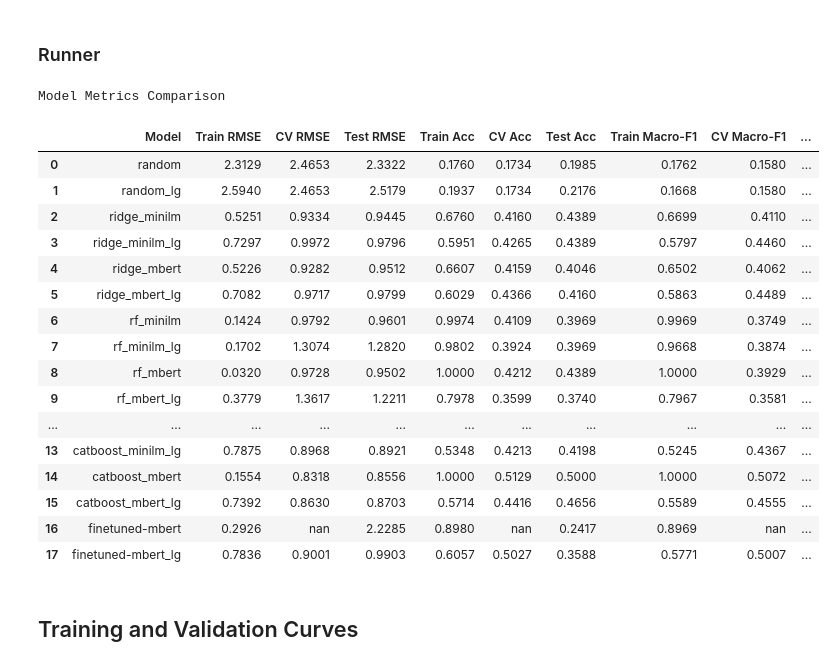
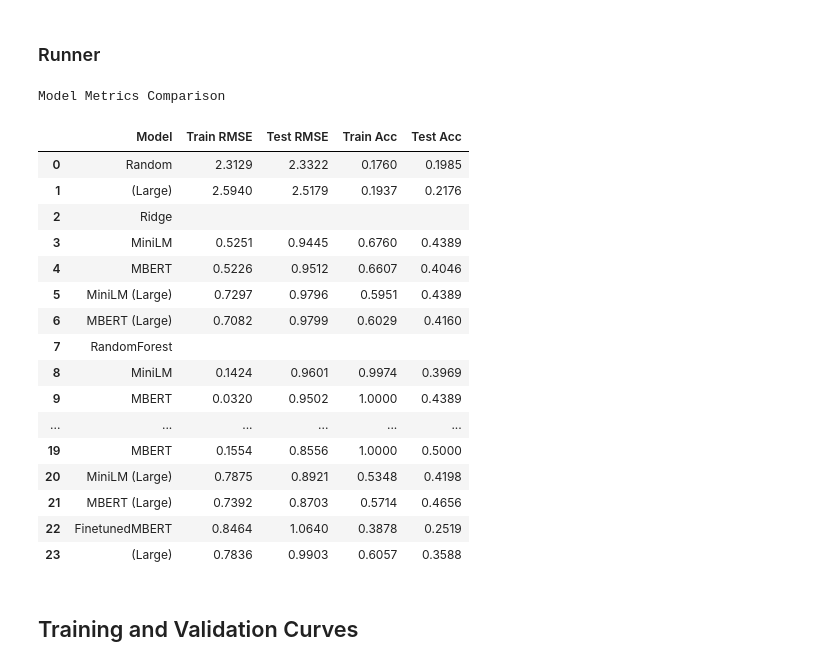
Before and after one commit to itzTerra/vis-desc, a Jupyter notebook: modules/lab/src/models/encoder/training_visualization.ipynb, the cells around one changed output. Saved outputs shown, nothing was run; the diff lists cells and outputs as text; code cells hidden in the pictures.

```diff
--- a/modules/lab/src/models/encoder/training_visualization.ipynb
+++ b/modules/lab/src/models/encoder/training_visualization.ipynb
@@ -706,26 +776,26 @@ def vis_all_models_tables():
 vis_all_models_plots(aggregated_models, "test")
 # %%
 # Summary tables
-vis_all_models_tables()
+vis_all_models_tables(["RMSE", "Acc"], ["Train", "Test"])
 # %% [output]
 Model Metrics Comparison
-|  | Model | Train RMSE | CV RMSE | Test RMSE | Train Acc | CV Acc | Test Acc | Train Macro-F1 | CV Macro-F1 | ... |
-| 0 | random | 2.3129 | 2.4653 | 2.3322 | 0.1760 | 0.1734 | 0.1985 | 0.1762 | 0.1580 | ... |
-| 1 | random_lg | 2.5940 | 2.4653 | 2.5179 | 0.1937 | 0.1734 | 0.2176 | 0.1668 | 0.1580 | ... |
-| 2 | ridge_minilm | 0.5251 | 0.9334 | 0.9445 | 0.6760 | 0.4160 | 0.4389 | 0.6699 | 0.4110 | ... |
-| 3 | ridge_minilm_lg | 0.7297 | 0.9972 | 0.9796 | 0.5951 | 0.4265 | 0.4389 | 0.5797 | 0.4460 | ... |
-| 4 | ridge_mbert | 0.5226 | 0.9282 | 0.9512 | 0.6607 | 0.4159 | 0.4046 | 0.6502 | 0.4062 | ... |
-| 5 | ridge_mbert_lg | 0.7082 | 0.9717 | 0.9799 | 0.6029 | 0.4366 | 0.4160 | 0.5863 | 0.4489 | ... |
-| 6 | rf_minilm | 0.1424 | 0.9792 | 0.9601 | 0.9974 | 0.4109 | 0.3969 | 0.9969 | 0.3749 | ... |
-| 7 | rf_minilm_lg | 0.1702 | 1.3074 | 1.2820 | 0.9802 | 0.3924 | 0.3969 | 0.9668 | 0.3874 | ... |
-| 8 | rf_mbert | 0.0320 | 0.9728 | 0.9502 | 1.0000 | 0.4212 | 0.4389 | 1.0000 | 0.3929 | ... |
-| 9 | rf_mbert_lg | 0.3779 | 1.3617 | 1.2211 | 0.7978 | 0.3599 | 0.3740 | 0.7967 | 0.3581 | ... |
-| ... | ... | ... | ... | ... | ... | ... | ... | ... | ... | ... |
-| 13 | catboost_minilm_lg | 0.7875 | 0.8968 | 0.8921 | 0.5348 | 0.4213 | 0.4198 | 0.5245 | 0.4367 | ... |
-| 14 | catboost_mbert | 0.1554 | 0.8318 | 0.8556 | 1.0000 | 0.5129 | 0.5000 | 1.0000 | 0.5072 | ... |
-| 15 | catboost_mbert_lg | 0.7392 | 0.8630 | 0.8703 | 0.5714 | 0.4416 | 0.4656 | 0.5589 | 0.4555 | ... |
-| 16 | finetuned-mbert | 0.2926 | nan | 2.2285 | 0.8980 | nan | 0.2417 | 0.8969 | nan | ... |
-| 17 | finetuned-mbert_lg | 0.7836 | 0.9001 | 0.9903 | 0.6057 | 0.5027 | 0.3588 | 0.5771 | 0.5007 | ... |
+|  | Model | Train RMSE | Test RMSE | Train Acc | Test Acc |
+| 0 | Random | 2.3129 | 2.3322 | 0.1760 | 0.1985 |
+| 1 | (Large) | 2.5940 | 2.5179 | 0.1937 | 0.2176 |
+| 2 | Ridge |  |  |  |  |
+| 3 | MiniLM | 0.5251 | 0.9445 | 0.6760 | 0.4389 |
+| 4 | MBERT | 0.5226 | 0.9512 | 0.6607 | 0.4046 |
+| 5 | MiniLM (Large) | 0.7297 | 0.9796 | 0.5951 | 0.4389 |
+| 6 | MBERT (Large) | 0.7082 | 0.9799 | 0.6029 | 0.4160 |
+| 7 | RandomForest |  |  |  |  |
+| 8 | MiniLM | 0.1424 | 0.9601 | 0.9974 | 0.3969 |
+| 9 | MBERT | 0.0320 | 0.9502 | 1.0000 | 0.4389 |
+| ... | ... | ... | ... | ... | ... |
+| 19 | MBERT | 0.1554 | 0.8556 | 1.0000 | 0.5000 |
+| 20 | MiniLM (Large) | 0.7875 | 0.8921 | 0.5348 | 0.4198 |
+| 21 | MBERT (Large) | 0.7392 | 0.8703 | 0.5714 | 0.4656 |
+| 22 | FinetunedMBERT | 0.8464 | 1.0640 | 0.3878 | 0.2519 |
+| 23 | (Large) | 0.7836 | 0.9903 | 0.6057 | 0.3588 |
 # %% [markdown]
 ## Training and Validation Curves
 # %% [markdown]
```
Also changed, not shown: parts of 1 cell of this notebook, 2 other files.
